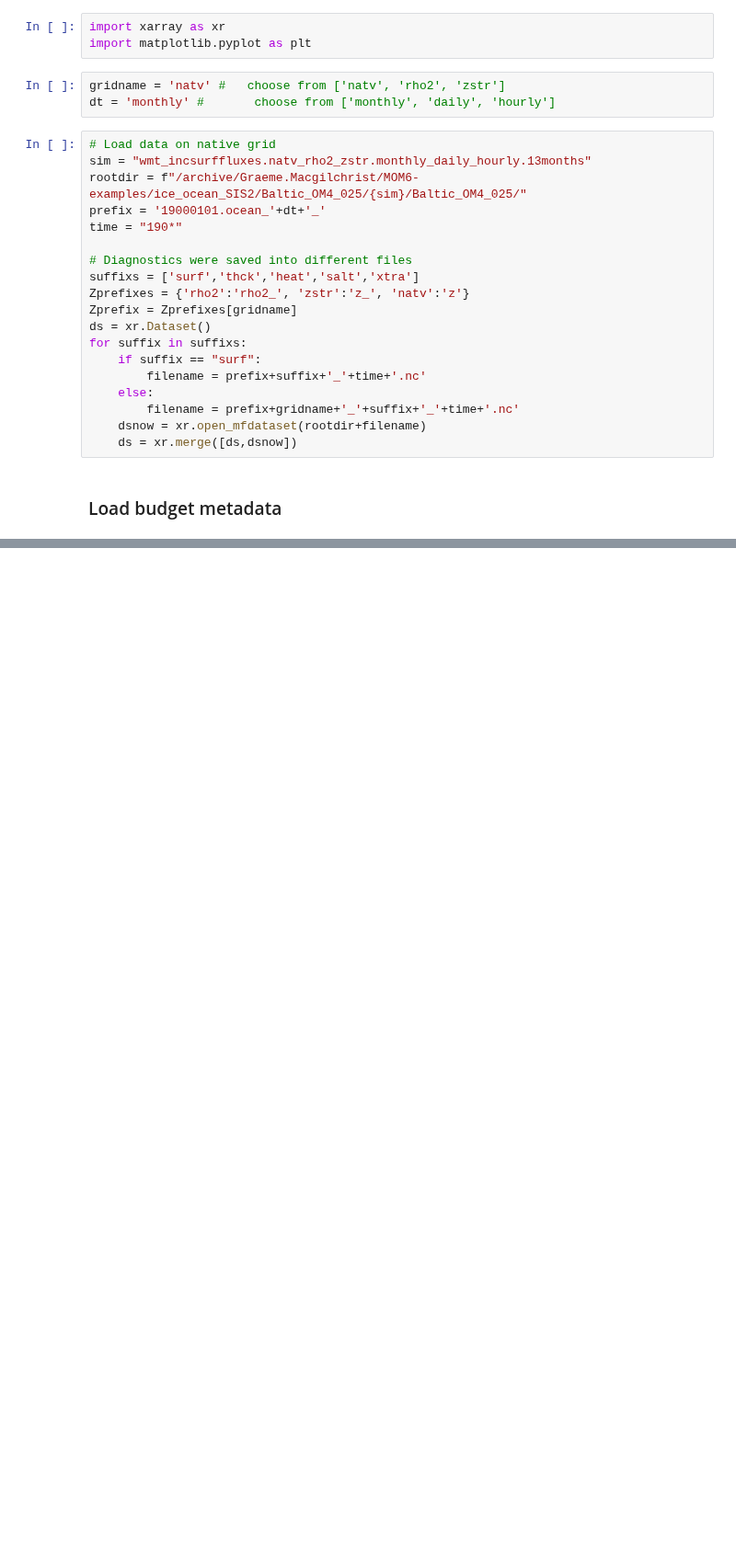
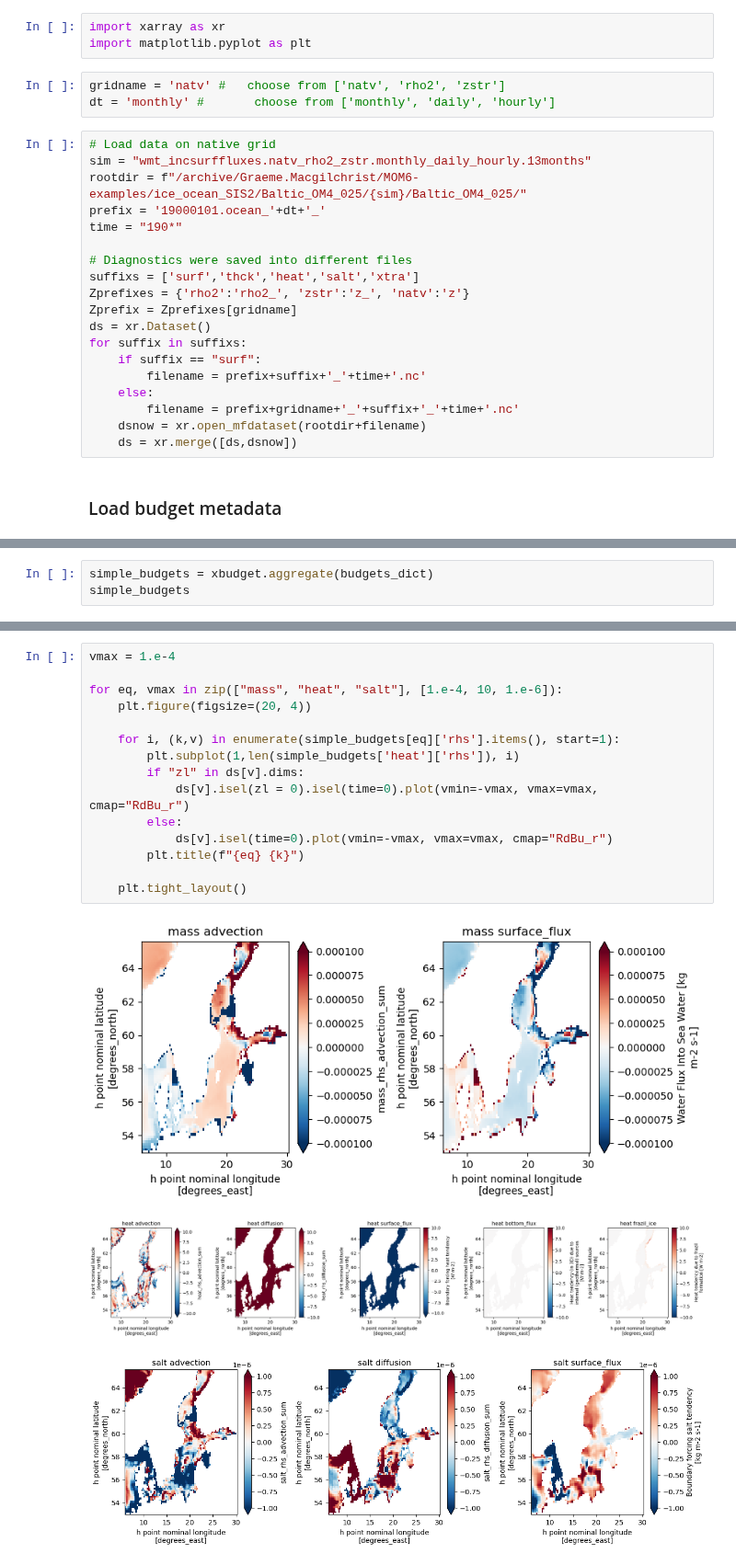
Before and after one commit to hdrake/xbudget, a Jupyter notebook: examples/MOM6_budget_examples_mass_heat_salt.ipynb, the cells around one changed output, grey strips where cells are left out. Shown at 92% size. Drawn from its saved outputs; the diff is of its cells as text; blank space fills up the shorter version.

```diff
--- a/examples/MOM6_budget_examples_mass_heat_salt.ipynb
+++ b/examples/MOM6_budget_examples_mass_heat_salt.ipynb
@@ -89,0 +113,3 @@ for eq, vmax in zip(["mass", "heat", "salt"], [1.e-4, 10, 1.e-6]):
+# %%
+simple_budgets = xbudget.aggregate(budgets_dict)
+simple_budgets
@@ -89,0 +137,19 @@ for eq, vmax in zip(["mass", "heat", "salt"], [1.e-4, 10, 1.e-6]):
+# %%
+vmax = 1.e-4
+
+for eq, vmax in zip(["mass", "heat", "salt"], [1.e-4, 10, 1.e-6]):
+    plt.figure(figsize=(20, 4))
+
+    for i, (k,v) in enumerate(simple_budgets[eq]['rhs'].items(), start=1):
+        plt.subplot(1,len(simple_budgets['heat']['rhs']), i)
+        if "zl" in ds[v].dims:
+            ds[v].isel(zl = 0).isel(time=0).plot(vmin=-vmax, vmax=vmax, cmap="RdBu_r")
+        else:
+            ds[v].isel(time=0).plot(vmin=-vmax, vmax=vmax, cmap="RdBu_r")
+        plt.title(f"{eq} {k}")
+
+    plt.tight_layout()
+# %% [output]
+[figure, added]
+[figure, added]
+[figure, added]
```
Also changed, not shown: parts of 15 cells of this notebook, 3 other files.
